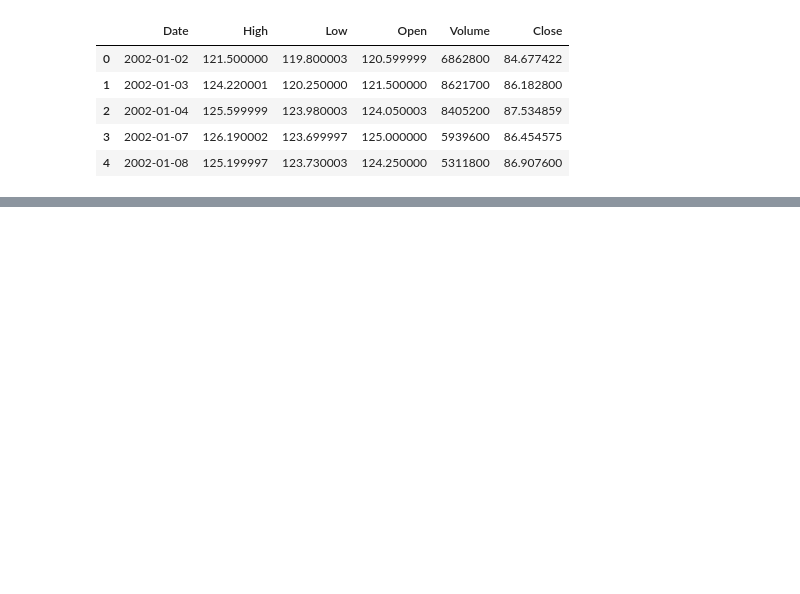
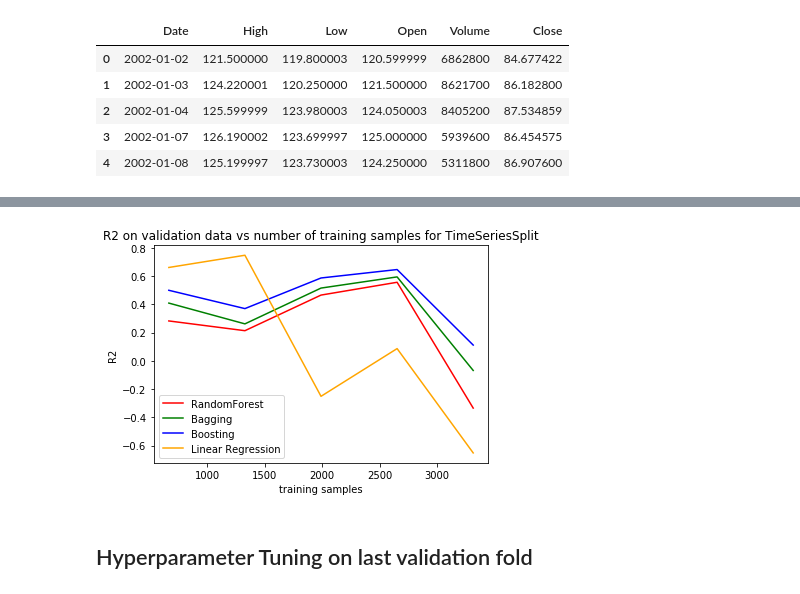
Before and after one commit to meenmo/Forecasting_Stock_Returns_via_Supervised_Learning, a Jupyter notebook: Code/DT_Revised_v1.ipynb, the cells around one changed output, grey strips where cells are left out. Drawn from its saved outputs; the diff is of its cells as text; code cells hidden in the pictures; blank space fills up the shorter version.

```diff
--- a/Code/DT_Revised_v1.ipynb
+++ b/Code/DT_Revised_v1.ipynb
@@ -125,0 +260,18 @@ ValueError: columns overlap but no suffix specified: Index(['STD_14'], dtype='ob
+# %%
+plt.plot(trainsamples,[item[1] for item in model1metrics], color = 'r', label = 'RandomForest')
+plt.plot(trainsamples,[item[1] for item in model2metrics], color = 'g', label = 'Bagging')
+plt.plot(trainsamples,[item[1] for item in model3metrics], color = 'b', label = 'Boosting')
+plt.plot(trainsamples,[item[1] for item in model4metrics], color = 'orange', label = 'Linear Regression')
+
+plt.title('R2 on validation data vs number of training samples for TimeSeriesSplit')
+plt.xlabel('training samples')
+plt.ylabel('R2')
+plt.legend()
+
+plt.rcParams['figure.figsize'] = [15,10]
+
+plt.show()
+# %% [output]
+[figure, added]
+# %% [markdown]
+## Hyperparameter Tuning on last validation fold
```
Also changed, not shown: parts of 16 cells of this notebook.
